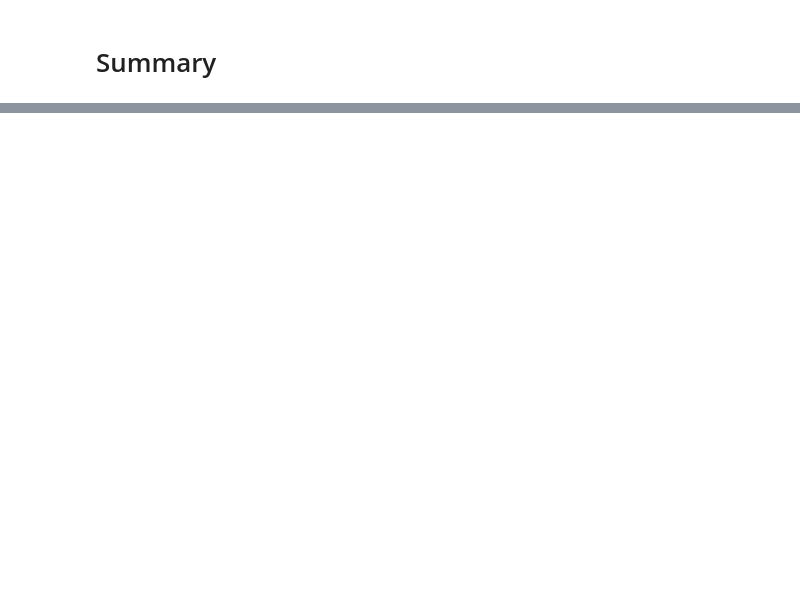
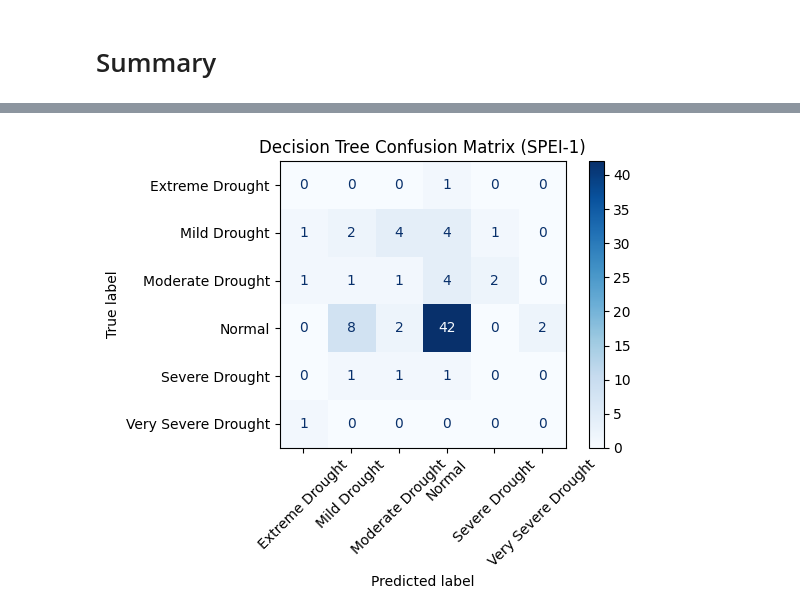
Before and after one commit to TasnimulIntazamAsif/Drought_Classification, a Jupyter notebook: ML_SPEI_DI.ipynb, the cells around one changed output, grey strips where cells are left out. Saved outputs shown, nothing was run; the diff lists cells and outputs as text; code cells hidden in the pictures; blank space fills up the shorter version.

```diff
--- a/ML_SPEI_DI.ipynb
+++ b/ML_SPEI_DI.ipynb
@@ -837,0 +1026,91 @@ plt.show()
+# %%
+from imblearn.over_sampling import SMOTE
+from sklearn.base import clone
+from collections import Counter
+
+classification_results = {}
+
+
+def build_feature_matrix(target_spei: str) -> pd.DataFrame:
+    """Use meteorological signals plus auxiliary SPEI scales for richer context."""
+    aux_cols = [col for col in spei_columns if col != target_spei]
+    return df[feature_columns + aux_cols].copy()
+
+
+for spei_col in spei_columns:
+    print(f"\n=== {spei_col} High-Accuracy Classification Pipeline ===")
+    target_col = f'{spei_col}_Class'
+
+    X = build_feature_matrix(spei_col).values
+    y_labels = df[target_col].values
+
+    encoder = LabelEncoder()
+    y = encoder.fit_transform(y_labels)
+
+    X_train, X_test, y_train, y_test = train_test_split(
+        X,
+        y,
+        test_size=0.2,
+        stratify=y,
+        random_state=42
+    )
+
+    counter = Counter(y_train)
+    min_class_count = min(counter.values())
+    k_neighbors = 1 if min_class_count < 2 else min(5, min_class_count - 1)
+
+    splitter = StratifiedKFold(n_splits=5, shuffle=True, random_state=42)
+    classification_results[spei_col] = []
+
+    for model_name, config in model_search_space.items():
+        smote = SMOTE(random_state=42, k_neighbors=k_neighbors)
+        pipeline = ImbPipeline([
+            ('smote', smote),
+            ('scaler', StandardScaler()),
+            ('poly', PolynomialFeatures(include_bias=False)),
+            ('clf', clone(config['estimator']))
+        ])
+
+        param_grid = dict(config['param_grid'])
+        param_grid.setdefault('poly__degree', [1, 2])
+
+        search = GridSearchCV(
+            estimator=pipeline,
+            param_grid=param_grid,
+            cv=splitter,
+            scoring='accuracy',
+            n_jobs=-1,
+            refit=True
+        )
+
+        search.fit(X_train, y_train)
+        best_estimator = search.best_estimator_
+
+        train_preds = best_estimator.predict(X_train)
+        test_preds = best_estimator.predict(X_test)
+
+        train_acc = accuracy_score(y_train, train_preds)
+        test_acc = accuracy_score(y_test, test_preds)
+
+        print(f"{model_name} | Train Acc: {train_acc:.3f} | Test Acc: {test_acc:.3f}")
+        print(f"Best params: {search.best_params_}")
+
+        y_test_labels = encoder.inverse_transform(y_test)
+        y_pred_labels = encoder.inverse_transform(test_preds)
+
+        print(classification_report(y_test_labels, y_pred_labels, target_names=encoder.classes_))
+
+        cm = confusion_matrix(y_test_labels, y_pred_labels, labels=encoder.classes_)
+        disp = ConfusionMatrixDisplay(confusion_matrix=cm, display_labels=encoder.classes_)
+        disp.plot(cmap='Blues', xticks_rotation=45)
+        plt.title(f'{model_name} Confusion Matrix ({spei_col})')
+        plt.tight_layout()
+        plt.show()
+
+        classification_results[spei_col].append({
+            'Model': model_name,
+            'Train Accuracy': train_acc,
+            'Test Accuracy': test_acc,
+            'Best Params': search.best_params_
+        })
+# %% [output]
@@ -837,0 +1149 @@ plt.show()
+[figure, added]
```
Also changed, not shown: parts of 31 cells of this notebook.
